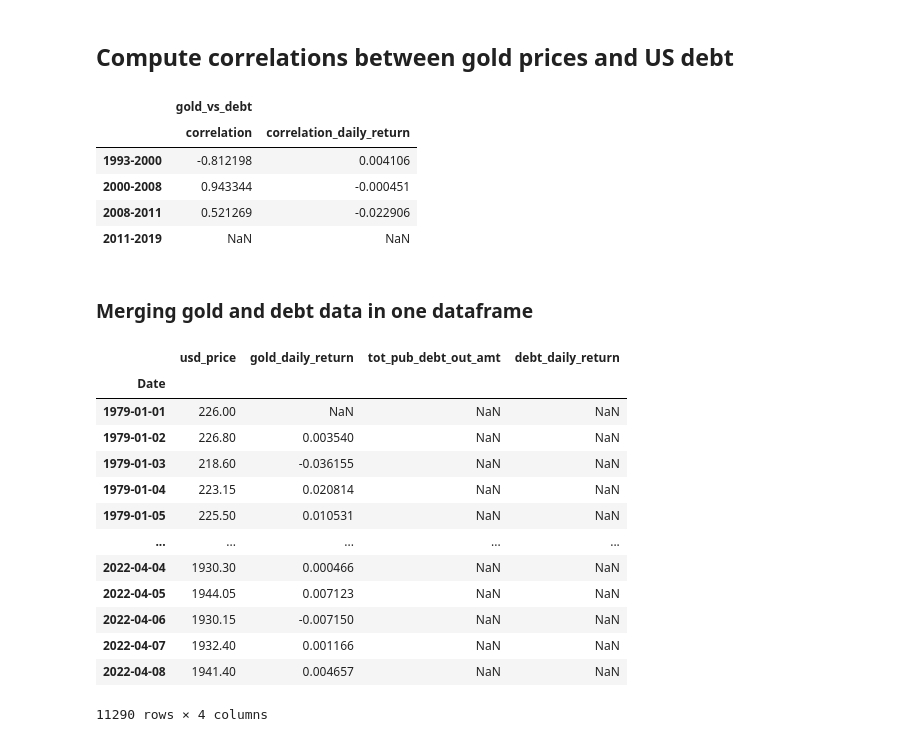
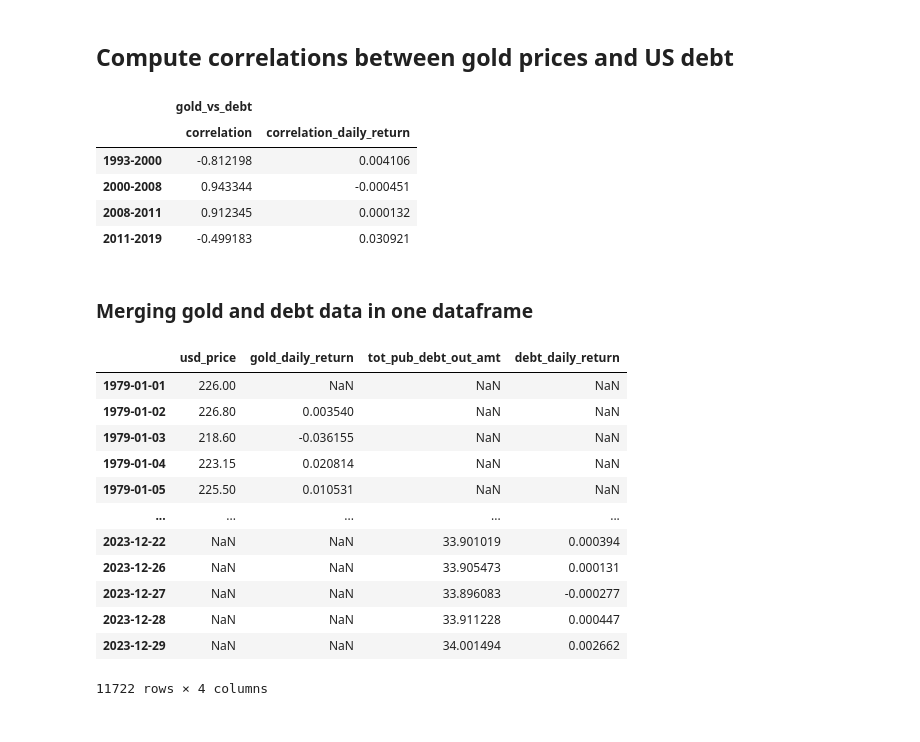
Before and after one commit to pafruchtenreich/ML_for_finance, a Jupyter notebook: notebook.ipynb, the cells around one changed output. Cells and saved outputs as stored; diff of their text form; code cells hidden in the pictures.

```diff
--- a/notebook.ipynb
+++ b/notebook.ipynb
@@ -87,8 +87,10 @@ See the caveats in the documentation: https://pandas.pydata.org/pandas-docs/stab
 # %% [markdown]
 ### Load US debt into a dataset
 # %%
-# Fetching US debt from 1990 to 2010
-debt_to_penny_df = fetch_data('debt_to_penny', '1990-01-01', '2010-01-01')
+# Fetching US debt from 1990 to 2024
+debt_to_penny_df_1 = fetch_data('debt_to_penny', '1990-01-01', '2017-01-01')
+debt_to_penny_df_2 = fetch_data('debt_to_penny', '2017-01-01', '2024-01-01')
+debt_to_penny_df = pd.concat([debt_to_penny_df_1, debt_to_penny_df_2]).reset_index(drop=True)
 
 # keep only the relevant columns
 debt_to_penny_df = debt_to_penny_df[['record_date', 'tot_pub_debt_out_amt']]
@@ -187,25 +189,24 @@ correlations
 |  | correlation | correlation_daily_return |
 | 1993-2000 | -0.812198 | 0.004106 |
 | 2000-2008 | 0.943344 | -0.000451 |
-| 2008-2011 | 0.521269 | -0.022906 |
-| 2011-2019 | NaN | NaN |
+| 2008-2011 | 0.912345 | 0.000132 |
+| 2011-2019 | -0.499183 | 0.030921 |
 # %% [markdown]
 ### Merging gold and debt data in one dataframe
 # %%
-data = gold_data_usd.merge(debt_to_penny_df, how="left", left_index=True, right_index=True)
+data = gold_data_usd.merge(debt_to_penny_df, how="outer", left_index=True, right_index=True)
 data
 # %% [output]
 |  | usd_price | gold_daily_return | tot_pub_debt_out_amt | debt_daily_return |
-| Date |  |  |  |  |
 | 1979-01-01 | 226.00 | NaN | NaN | NaN |
 | 1979-01-02 | 226.80 | 0.003540 | NaN | NaN |
 | 1979-01-03 | 218.60 | -0.036155 | NaN | NaN |
 | 1979-01-04 | 223.15 | 0.020814 | NaN | NaN |
 | 1979-01-05 | 225.50 | 0.010531 | NaN | NaN |
 | ... | ... | ... | ... | ... |
-| 2022-04-04 | 1930.30 | 0.000466 | NaN | NaN |
-| 2022-04-05 | 1944.05 | 0.007123 | NaN | NaN |
-| 2022-04-06 | 1930.15 | -0.007150 | NaN | NaN |
-| 2022-04-07 | 1932.40 | 0.001166 | NaN | NaN |
-| 2022-04-08 | 1941.40 | 0.004657 | NaN | NaN |
+| 2023-12-22 | NaN | NaN | 33.901019 | 0.000394 |
+| 2023-12-26 | NaN | NaN | 33.905473 | 0.000131 |
+| 2023-12-27 | NaN | NaN | 33.896083 | -0.000277 |
+| 2023-12-28 | NaN | NaN | 33.911228 | 0.000447 |
+| 2023-12-29 | NaN | NaN | 34.001494 | 0.002662 |
-11290 rows × 4 columns
+11722 rows × 4 columns
```
Also changed, not shown: parts of 2 cells of this notebook.
